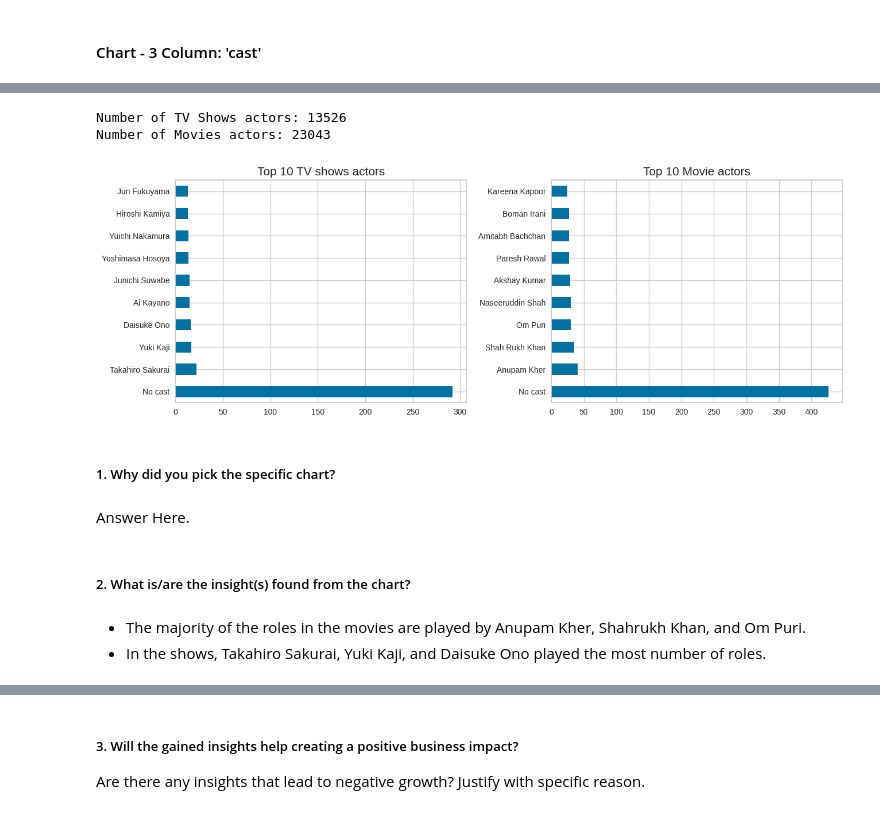
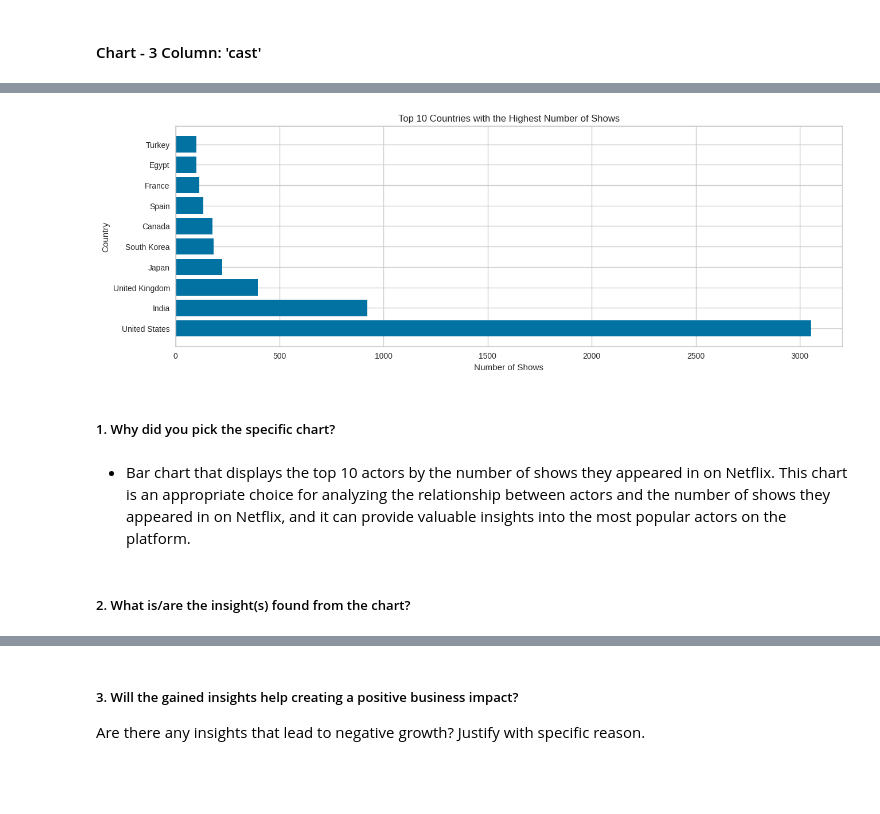
Before and after one commit to GaytriChoudhari/Unsupervised_ML_Netflix_Movies_and_TV_Shows_Clustering, a Jupyter notebook: Unsupervised_ML_Netflix_Movies_and_TV_Shows_Clustering.ipynb, the cells around one changed output, grey strips where cells are left out. Cells and saved outputs as stored; diff of their text form; code cells hidden in the pictures; blank space fills up the shorter version.

```diff
--- a/Unsupervised_ML_Netflix_Movies_and_TV_Shows_Clustering.ipynb
+++ b/Unsupervised_ML_Netflix_Movies_and_TV_Shows_Clustering.ipynb
@@ -452,34 +408,18 @@ Length: 32837, dtype: int64
-# %%
-print(f"Number of TV Shows actors: {len(df[df['type']=='TV Show']['cast'].str.split(', ',expand=True).stack().value_counts())}")
-print(f"Number of Movies actors: {len(df[df['type']=='Movie']['cast'].str.split(', ', expand=True).stack().value_counts())}")
-# %% [output]
-Number of TV Shows actors: 13526
-Number of Movies actors: 23043
-# %%
-fig,ax = plt.subplots(1,2, figsize=(14,5))
-
-# seperating TV shows actor from cast column
-top_TVshows_actor = df[df['type']=='TV Show']['cast'].str.split(', ', expand=True).stack()
-# plotting actor who appeared in highest number of TV Show
-a = top_TVshows_actor.value_counts().head(10).plot(kind='barh', ax=ax[0])
-a.set_title('Top 10 TV shows actors', size=15)
-
-# seperating movie actor from cast column
-top_movie_actor = df[df['type']=='Movie']['cast'].str.split(', ', expand=True).stack()
-# plotting actor who appeared in highest number of Movie
-b = top_movie_actor.value_counts().head(10).plot(kind='barh', ax=ax[1])
-b.set_title('Top 10 Movie actors', size=15)
-
-plt.tight_layout(pad=1.2, rect=[0, 0, 0.95, 0.95])
-plt.show()
-# %% [output]
-[figure, removed]
+# %%
+# Chart - 3 visualization code
+
+top_countries = df.loc[df['country'] != 'Unknown', 'country'].value_counts().nlargest(10)
+plt.figure(figsize=(15,5))
+plt.barh(top_countries.index, top_countries.values)
+plt.title('Top 10 Countries with the Highest Number of Shows')
+plt.xlabel('Number of Shows')
+plt.ylabel('Country')
+plt.show()
+# %% [output]
+[figure, added]
 # %% [markdown]
 ##### 1. Why did you pick the specific chart?
-# %% [markdown]
-Answer Here.
+# %% [markdown]
+* Bar chart that displays the top 10 actors by the number of shows they appeared in on Netflix. This chart is an appropriate choice for analyzing the relationship between actors and the number of shows they appeared in on Netflix, and it can provide valuable insights into the most popular actors on the platform.
 # %% [markdown]
 ##### 2. What is/are the insight(s) found from the chart?
-# %% [markdown]
-* The majority of the roles in the movies are played by Anupam Kher, Shahrukh Khan, and Om Puri.
-* In the shows, Takahiro Sakurai, Yuki Kaji, and Daisuke Ono played the most number of roles.
```
Also changed, not shown: parts of 31 cells of this notebook.
